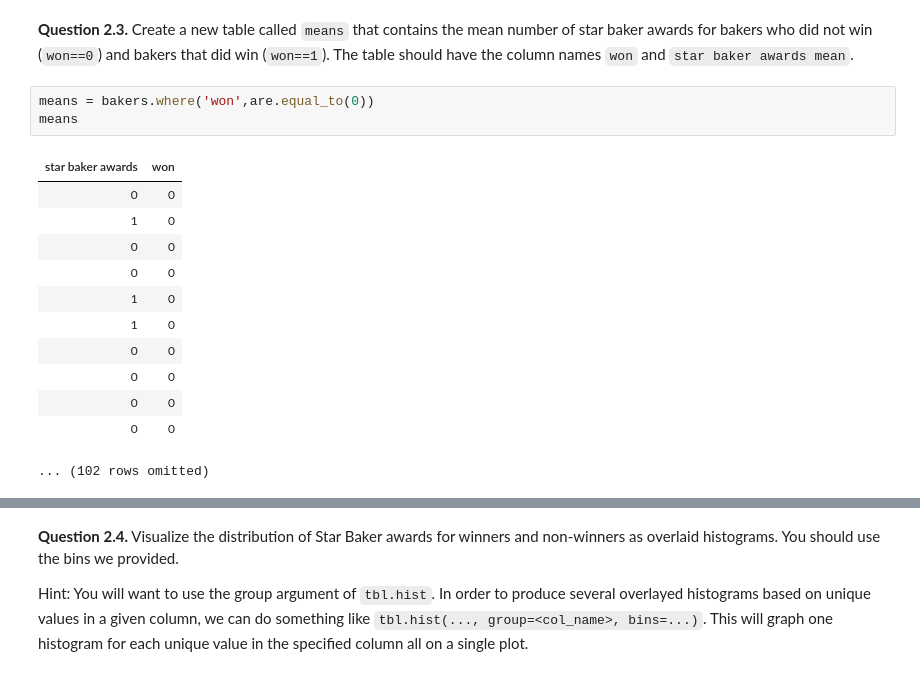
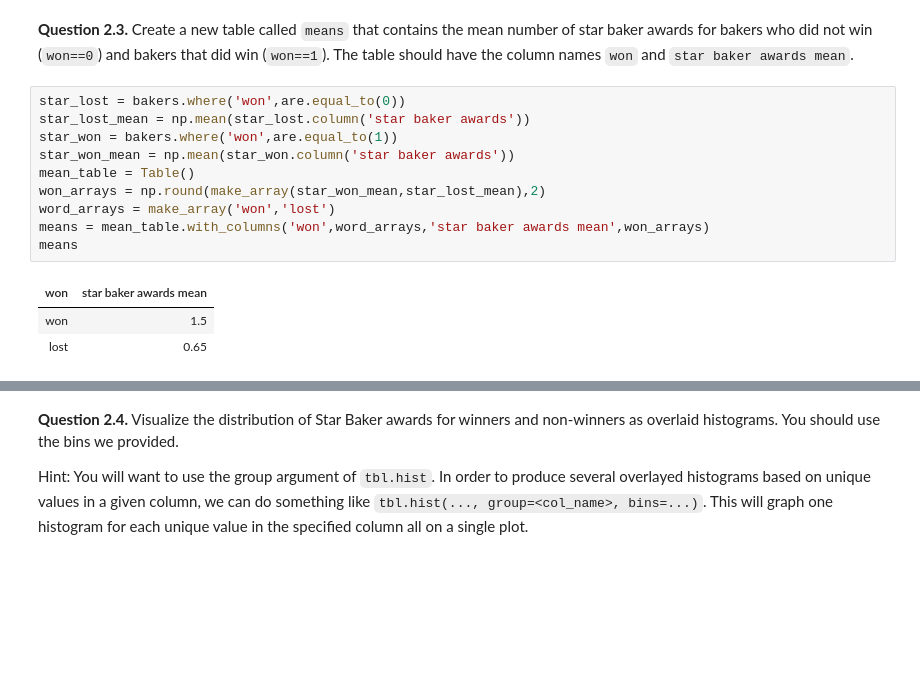
Before and after one commit to RickMeskimen/24-Fall-data1350, a Jupyter notebook: lab07/lab07.ipynb, the cells around one changed output, grey strips where cells are left out. Cells and saved outputs as stored; diff of their text form; blank space fills up the shorter version.

```diff
--- a/lab07/lab07.ipynb
+++ b/lab07/lab07.ipynb
@@ -99,21 +99,19 @@ bakers.show(3)
 ... (119 rows omitted)
 # %% [markdown]
 **Question 2.3.** Create a new table called `means` that contains the mean number of star baker awards for bakers who did not win (`won==0`) and bakers that did win (`won==1`). The table should have the column names `won` and `star baker awards mean`.
-# %%
-means = bakers.where('won',are.equal_to(0))
-means
-# %% [output]
-| star baker awards | won |
-| 0 | 0 |
-| 1 | 0 |
-| 0 | 0 |
-| 0 | 0 |
-| 1 | 0 |
-| 1 | 0 |
-| 0 | 0 |
-| 0 | 0 |
-| 0 | 0 |
-| 0 | 0 |
-... (102 rows omitted)
+# %%
+star_lost = bakers.where('won',are.equal_to(0))
+star_lost_mean = np.mean(star_lost.column('star baker awards'))
+star_won = bakers.where('won',are.equal_to(1))
+star_won_mean = np.mean(star_won.column('star baker awards'))
+mean_table = Table()
+won_arrays = np.round(make_array(star_won_mean,star_lost_mean),2)
+word_arrays = make_array('won','lost')
+means = mean_table.with_columns('won',word_arrays,'star baker awards mean',won_arrays)
+means
+# %% [output]
+| won | star baker awards mean |
+| won | 1.5 |
+| lost | 0.65 |
 # %%
 grader.check("q2_3")
```
Also changed, not shown: parts of 9 cells of this notebook, 4 other files.
